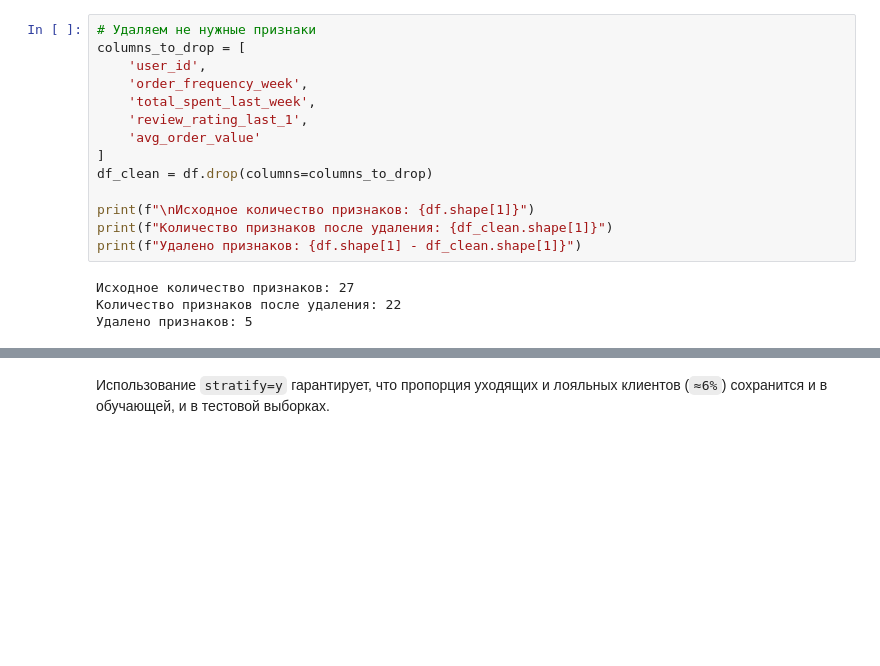
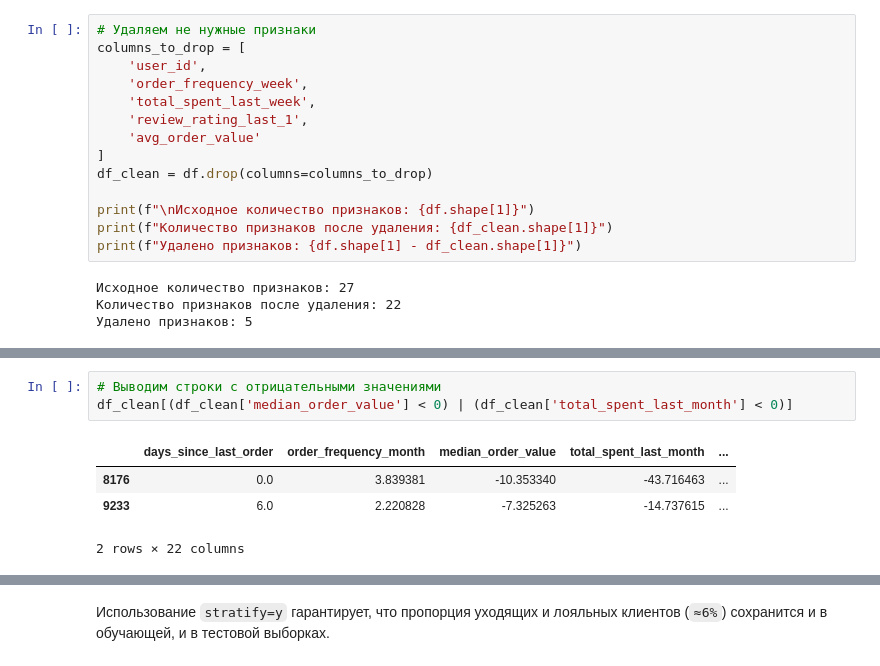
Before and after one commit to MEYakunin/Sprint11_Customer_Churn_Forecast, a Jupyter notebook: Sprint11_Coffee_Delivery_Churn_Binary_Classification_Yakunin_Mikle.ipynb, the cells around one changed output, grey strips where cells are left out. Saved outputs shown, nothing was run; the diff lists cells and outputs as text; blank space fills up the shorter version.

```diff
--- a/Sprint11_Coffee_Delivery_Churn_Binary_Classification_Yakunin_Mikle.ipynb
+++ b/Sprint11_Coffee_Delivery_Churn_Binary_Classification_Yakunin_Mikle.ipynb
@@ -279,0 +303,8 @@ print(f"Удалено признаков: {df.shape[1] - df_clean.shape[1]}")
+# %%
+# Выводим строки с отрицательными значениями
+df_clean[(df_clean['median_order_value'] < 0) | (df_clean['total_spent_last_month'] < 0)]
+# %% [output]
+|  | days_since_last_order | order_frequency_month | median_order_value | total_spent_last_month | ... |
+| 8176 | 0.0 | 3.839381 | -10.353340 | -43.716463 | ... |
+| 9233 | 6.0 | 2.220828 | -7.325263 | -14.737615 | ... |
+2 rows × 22 columns
```
Also changed, not shown: parts of 14 cells of this notebook.
